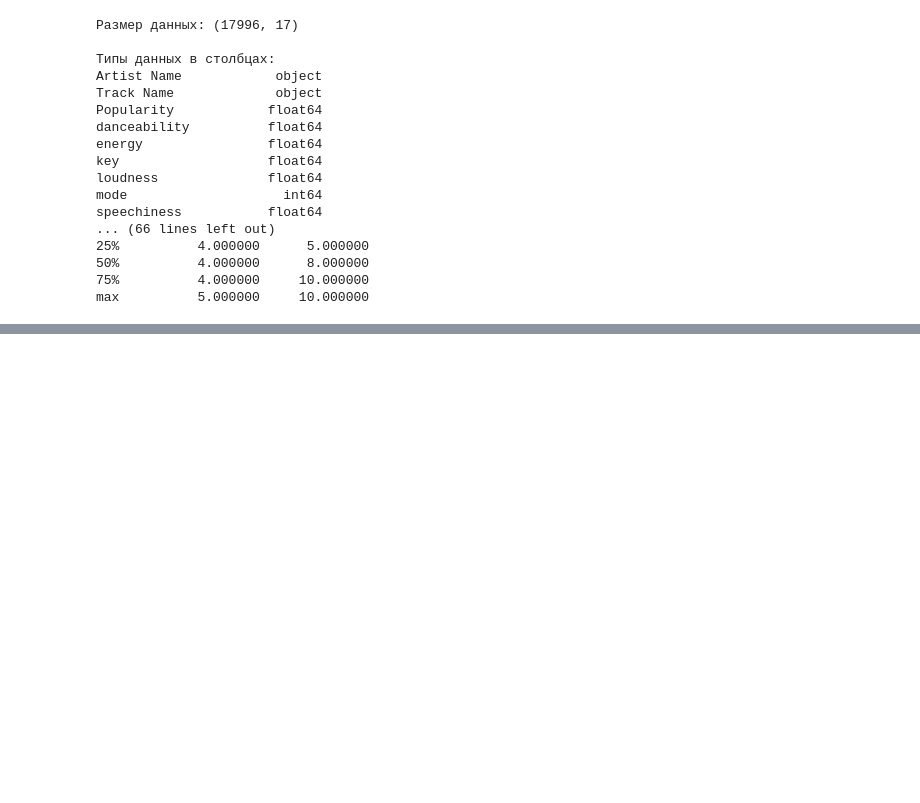
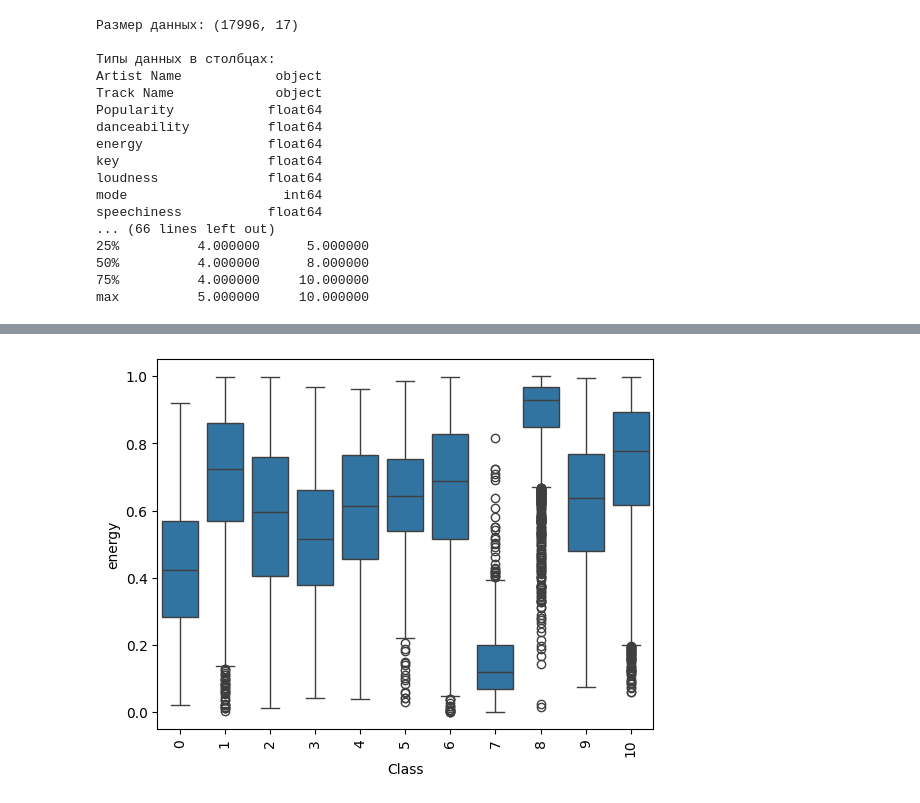
Before and after one commit to delilit/AI_Project, a Jupyter notebook: main.ipynb, the cells around one changed output, grey strips where cells are left out. Cells and saved outputs as stored; diff of their text form; code cells hidden in the pictures; blank space fills up the shorter version.

```diff
--- a/main.ipynb
+++ b/main.ipynb
@@ -103,0 +93,6 @@ print(outliers)
+# %%
+sns.boxplot(x='Class', y='energy', data=data)
+plt.xticks(rotation=90)
+plt.show()
+# %% [output]
+[figure, added]
```
Also changed, not shown: parts of 12 cells of this notebook.
